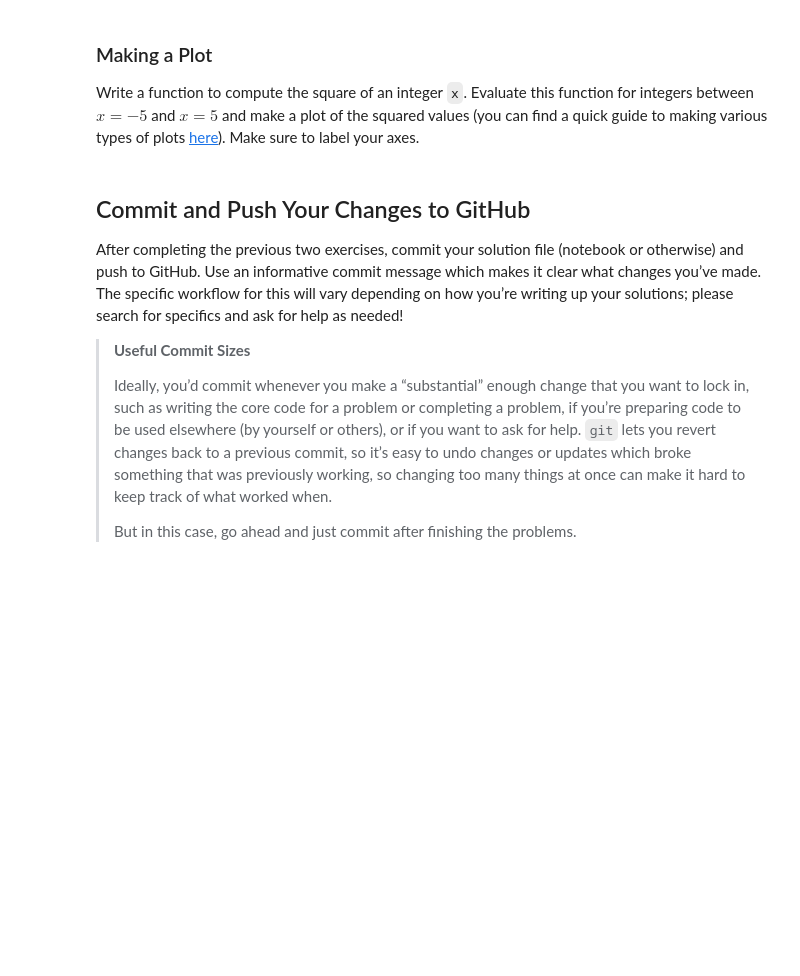
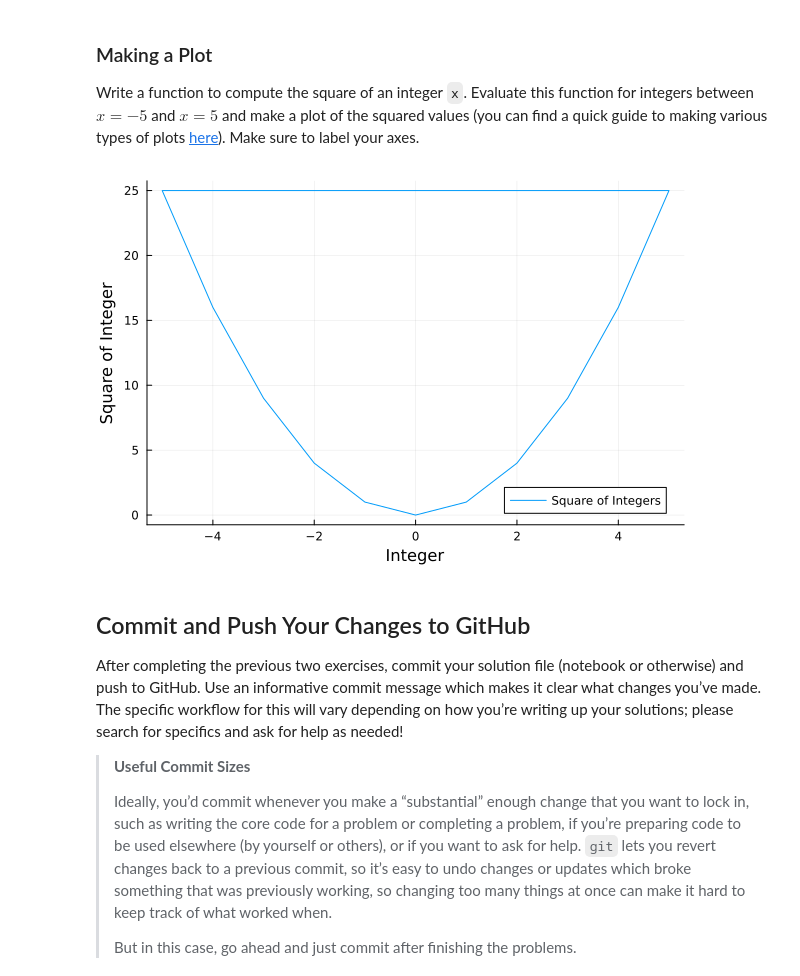
Before and after one commit to BEE4750-FA24/lab-1-aes372, a Jupyter notebook: lab01.ipynb, the cells around one changed output. Saved outputs shown, nothing was run; the diff lists cells and outputs as text; code cells hidden in the pictures; blank space fills up the shorter version.

```diff
--- a/lab01.ipynb
+++ b/lab01.ipynb
@@ -249,7 +274,25 @@ plots
 [here](https://viveks.me/environmental-systems-analysis/tutorials/julia-plots.html)).
 Make sure to label your axes.
 # %%
-# insert your code here
+
+function square(x)
+    # compute and return square
+    x * x
+end
+
+x = []
+y = []
+
+for j = 1:11, i = -5:5
+    push!(x,i)
+    push!(y, square(i))
+end
+
+plot(x, y, label = "Square of Integers")
+xlabel!("Integer")
+ylabel!("Square of Integer")
+# %% [output]
+[figure, added]
 # %% [markdown]
 ## Commit and Push Your Changes to GitHub
 
```
Also changed, not shown: parts of 4 cells of this notebook.
